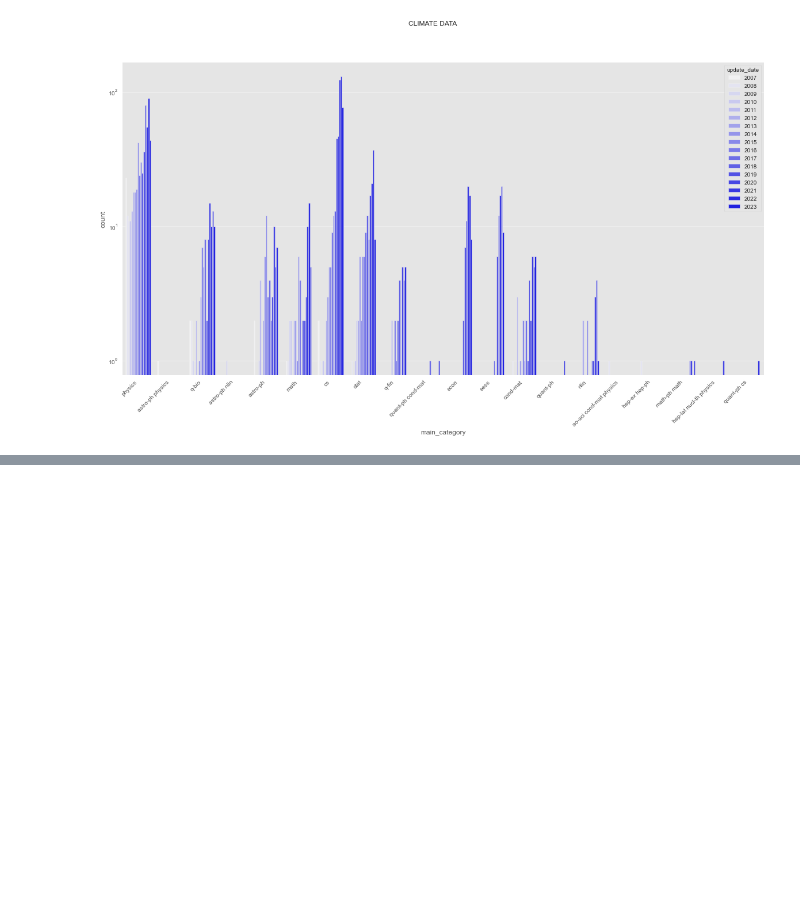
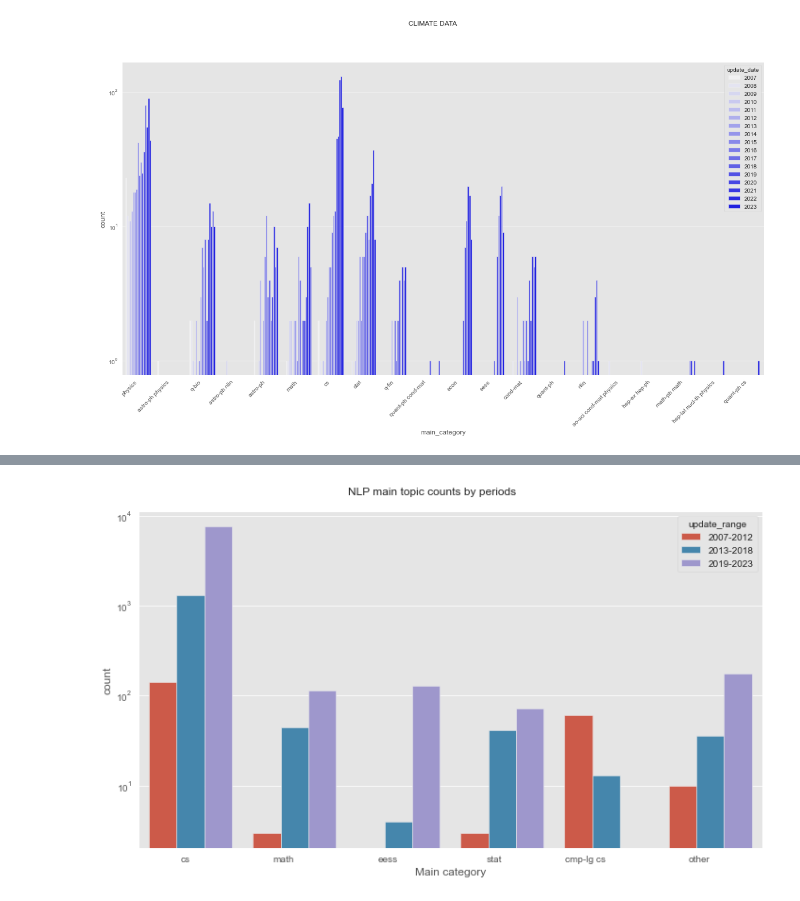
Before and after one commit to gsiraji/wins-topics-network, a Jupyter notebook: arxiv_data_scraping.ipynb, the cells around one changed output, grey strips where cells are left out. Drawn from its saved outputs; the diff is of its cells as text; code cells hidden in the pictures; blank space fills up the shorter version.

Commit message:
Better visualizations and updated dataframes
Added better viz, reduced categories (column 'top5_other'), and added year ranges columns('update_range')

```diff
--- a/arxiv_data_scraping.ipynb
+++ b/arxiv_data_scraping.ipynb
@@ -483,0 +517,17 @@ When we discuss what to do with the categories , I will save the updated datafra
+# %%
+# update_date ranges
+
+def get_update_range(df): #can get more arguments for specifying range, if needed
+    # Define the range intervals
+    ranges = [2007, 2013, 2019, 2024]
+
+    # Define the range labels
+    labels = ['2007-2012', '2013-2018', '2019-2023']
+
+    # Create a new column 'date_range' based on 'update_date'
+    df['update_range'] = pd.cut(df['update_date'], bins=ranges, labels=labels, right=False)
+
+    return df
+
+get_update_range(df_all_climate)
+get_update_range(df_all_nlp)
@@ -483,0 +551,12 @@ When we discuss what to do with the categories , I will save the updated datafra
+# %%
+fig,ax=plt.subplots(figsize=(10,6))
+fig.suptitle("NLP main topic counts by periods")
+
+category_order = list(df_all_nlp.main_category.value_counts()[:5].index) + ['other']
+sns.countplot(data=df_all_nlp,x='top5_other',ax=ax,hue='update_range',order = category_order)
+ax.set_yscale('log')
+ax.set_xticklabels(ax.get_xticklabels(), rotation=0, ha='right')
+ax.set_xlabel('Main category')
+plt.tight_layout()
+# %% [output]
+[figure, added]
```
Also changed, not shown: parts of 9 cells of this notebook, 2 other files.
